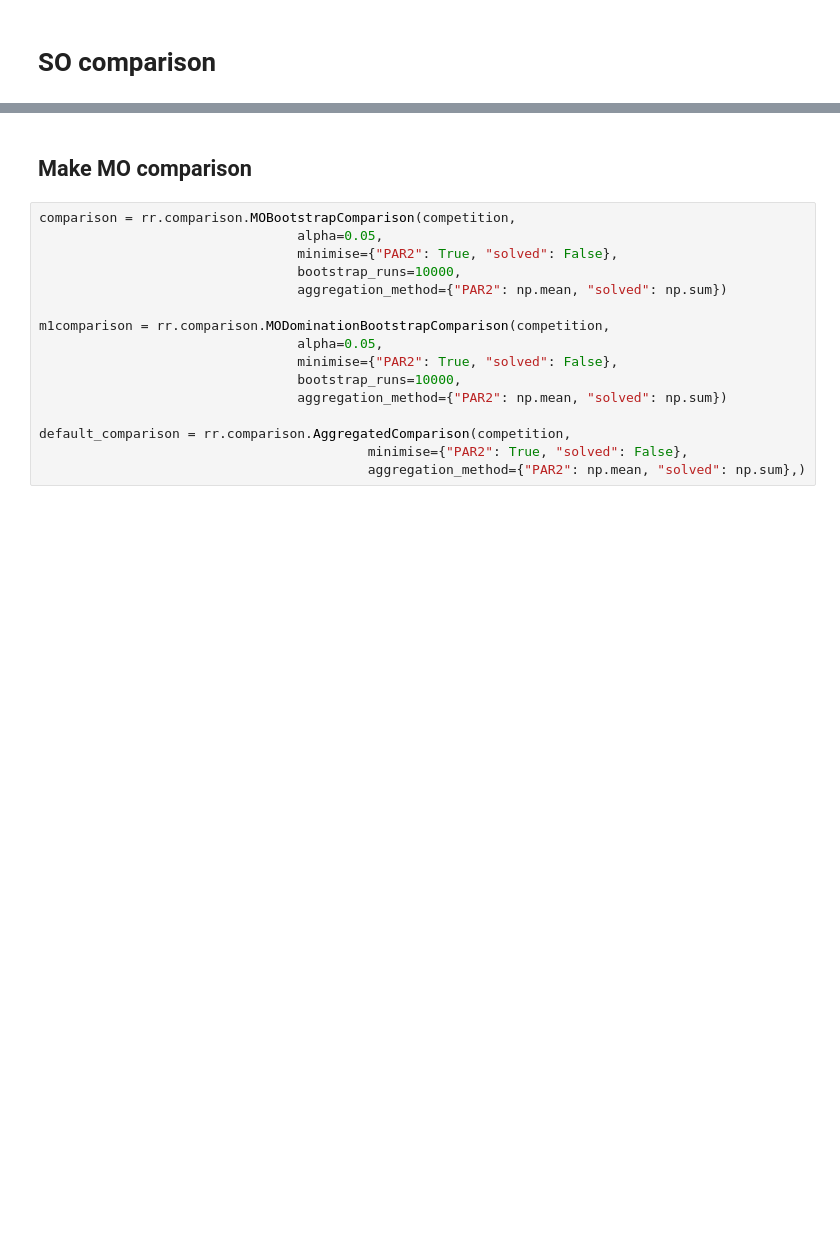
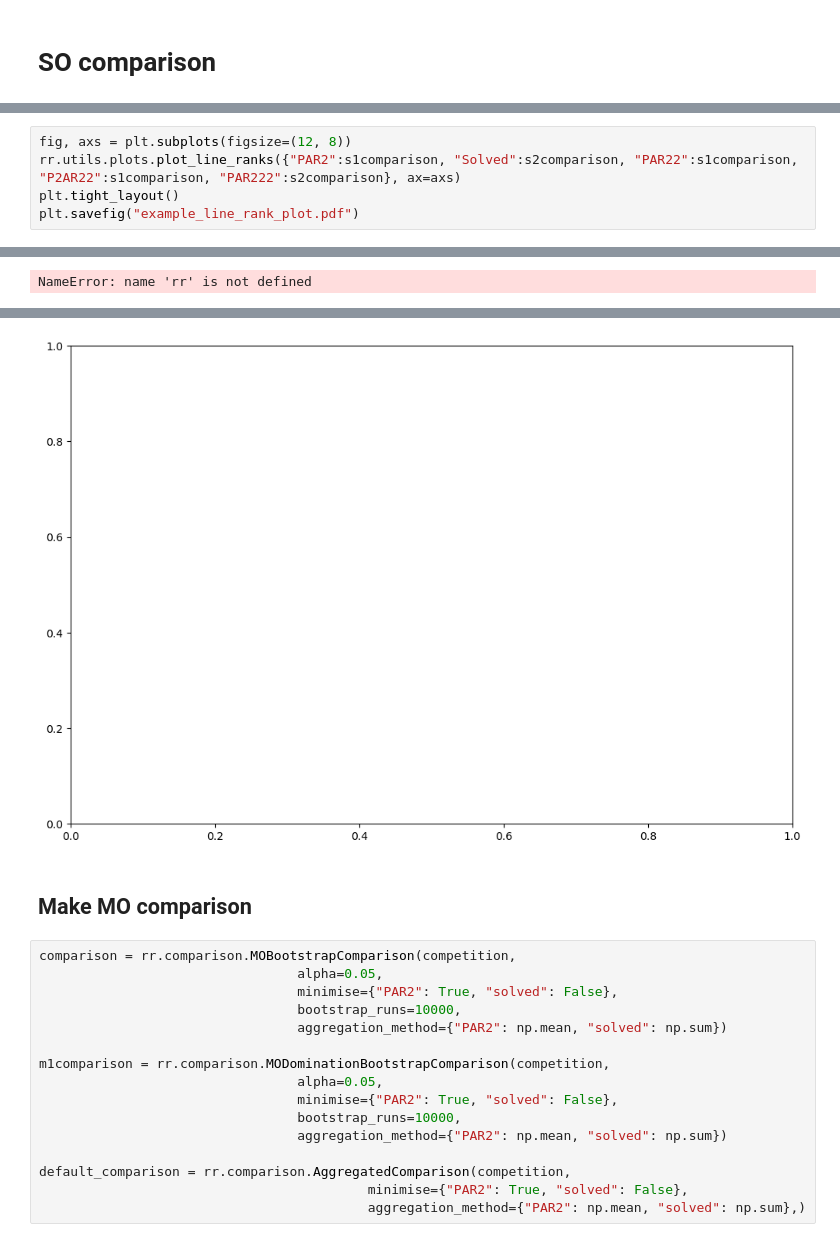
Before and after one commit to jeroenrook/robustranking, a Jupyter notebook: examples/SAT2016.ipynb, the cells around one changed output, grey strips where cells are left out. Cells and saved outputs as stored; diff of their text form; blank space fills up the shorter version.

```diff
--- a/examples/SAT2016.ipynb
+++ b/examples/SAT2016.ipynb
@@ -102,0 +157,6 @@ sbranking = s1ranking[["group"]].merge(s2ranking[["group"]], left_index=True, ri
+# %%
+fig, axs = plt.subplots(figsize=(12, 8))
+rr.utils.plots.plot_line_ranks({"PAR2":s1comparison, "Solved":s2comparison, "PAR22":s1comparison, "P2AR22":s1comparison, "PAR222":s2comparison}, ax=axs)
+plt.tight_layout()
+plt.savefig("example_line_rank_plot.pdf")
+# %% [output]
@@ -102,0 +180 @@ sbranking = s1ranking[["group"]].merge(s2ranking[["group"]], left_index=True, ri
+NameError: name 'rr' is not defined
@@ -103,3 +198,4 @@ sbranking = s1ranking[["group"]].merge(s2ranking[["group"]], left_index=True, ri
+[figure, added]
 # %% [markdown]
 ## Make MO comparison
 # %%
```
Also changed, not shown: parts of 8 cells of this notebook, 1 other file.
